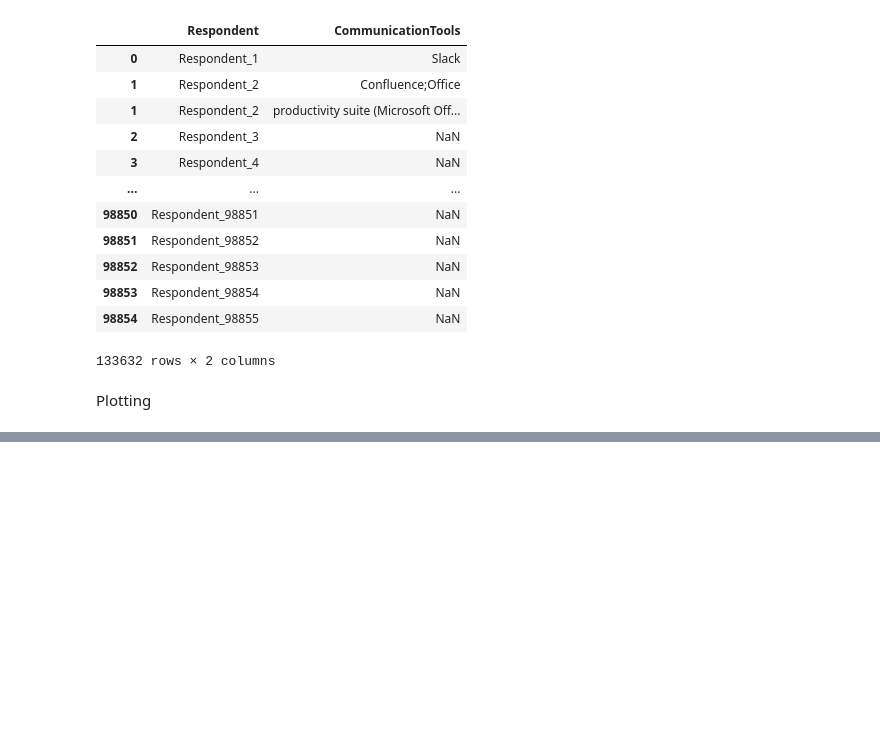
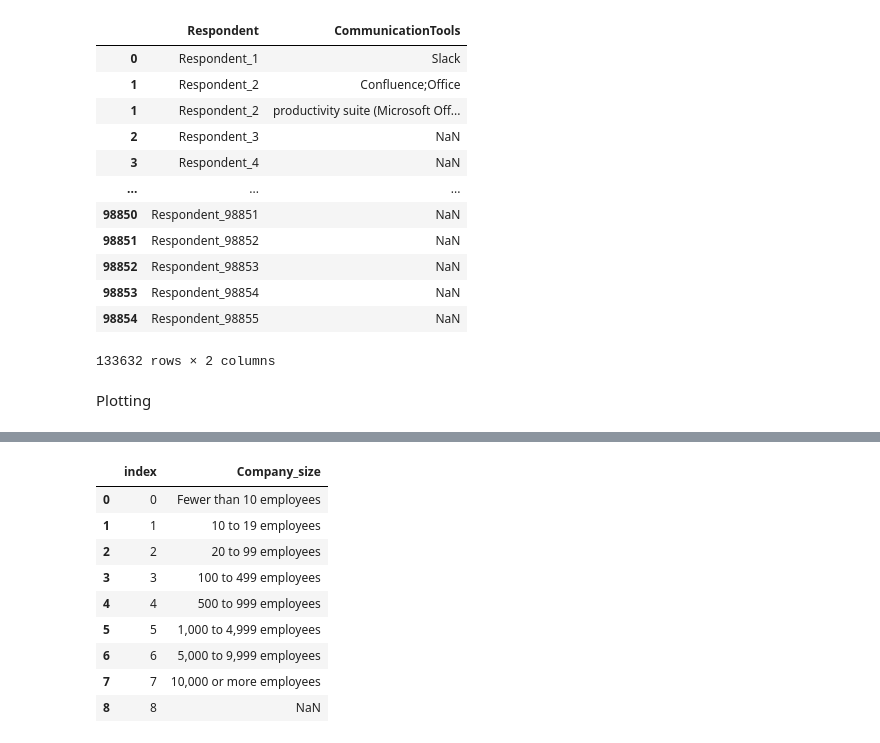
Before and after one commit to hbatistuzzo/Ironhack-FinalProject, a Jupyter notebook: case_AME.ipynb, the cells around one changed output, grey strips where cells are left out. Saved outputs shown, nothing was run; the diff lists cells and outputs as text; code cells hidden in the pictures; blank space fills up the shorter version.

```diff
--- a/case_AME.ipynb
+++ b/case_AME.ipynb
@@ -322,0 +425,6 @@ Plotting
+# %%
+#Companies table
+Companies= pd.DataFrame(data['CompanySize'].unique(),columns=['Company_size'])
+Companies
+
+# data['CompanySize'].isna().sum() yields 27324 values.. I'll keep them
@@ -322,0 +442,3 @@ Plotting
+# %%
+Companies = Companies.reindex([7,3,0,2,4,5,6,1,8])
+Companies
@@ -322,0 +456,3 @@ Plotting
+# %%
+Companies = Companies.reset_index(drop=True)
+Companies
@@ -322,0 +470,14 @@ Plotting
+# %%
+Companies = Companies.reset_index()
+Companies
+# %% [output]
+|  | index | Company_size |
+| 0 | 0 | Fewer than 10 employees |
+| 1 | 1 | 10 to 19 employees |
+| 2 | 2 | 20 to 99 employees |
+| 3 | 3 | 100 to 499 employees |
+| 4 | 4 | 500 to 999 employees |
+| 5 | 5 | 1,000 to 4,999 employees |
+| 6 | 6 | 5,000 to 9,999 employees |
+| 7 | 7 | 10,000 or more employees |
+| 8 | 8 | NaN |
```
Also changed, not shown: parts of 17 cells of this notebook.
